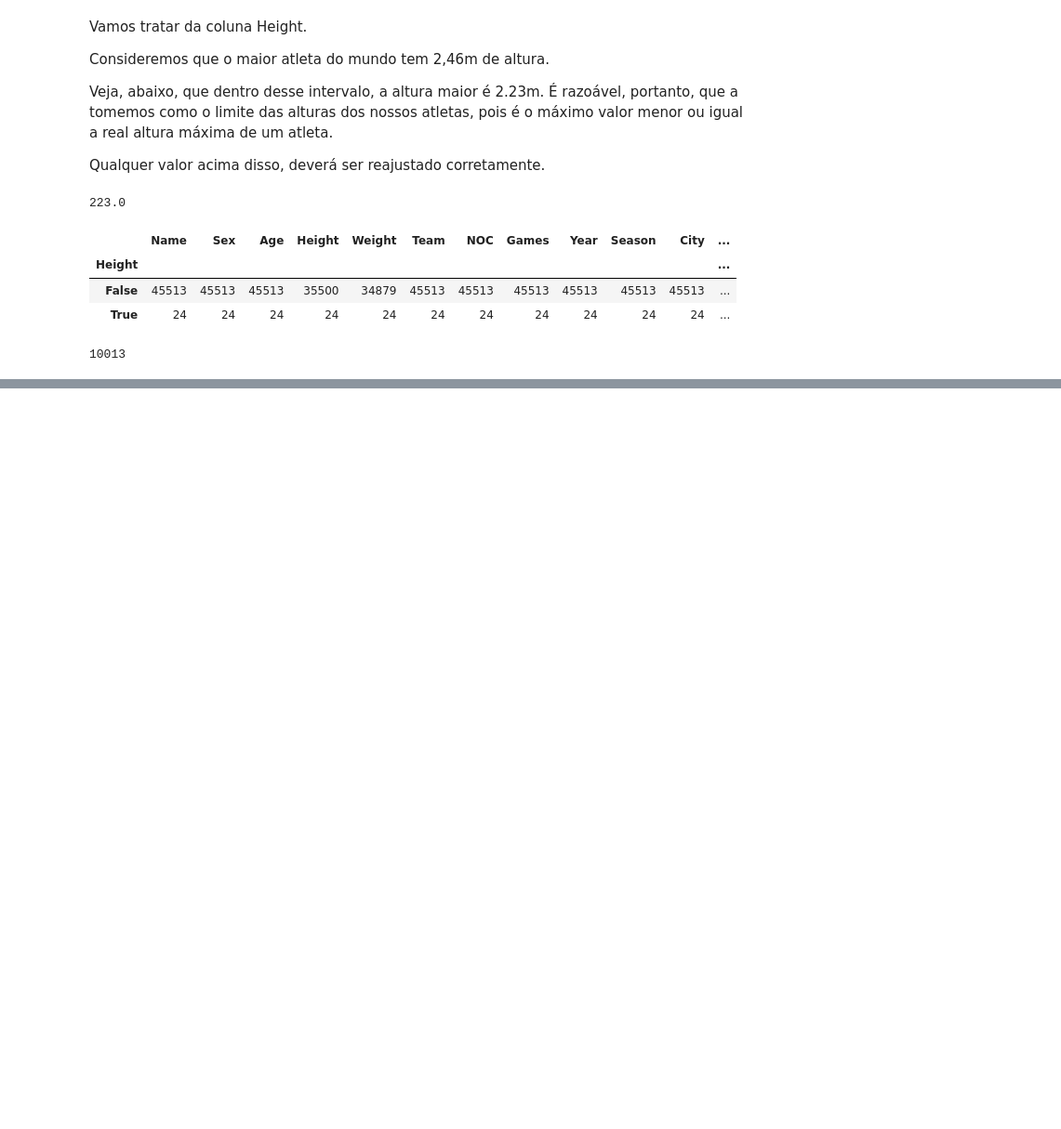
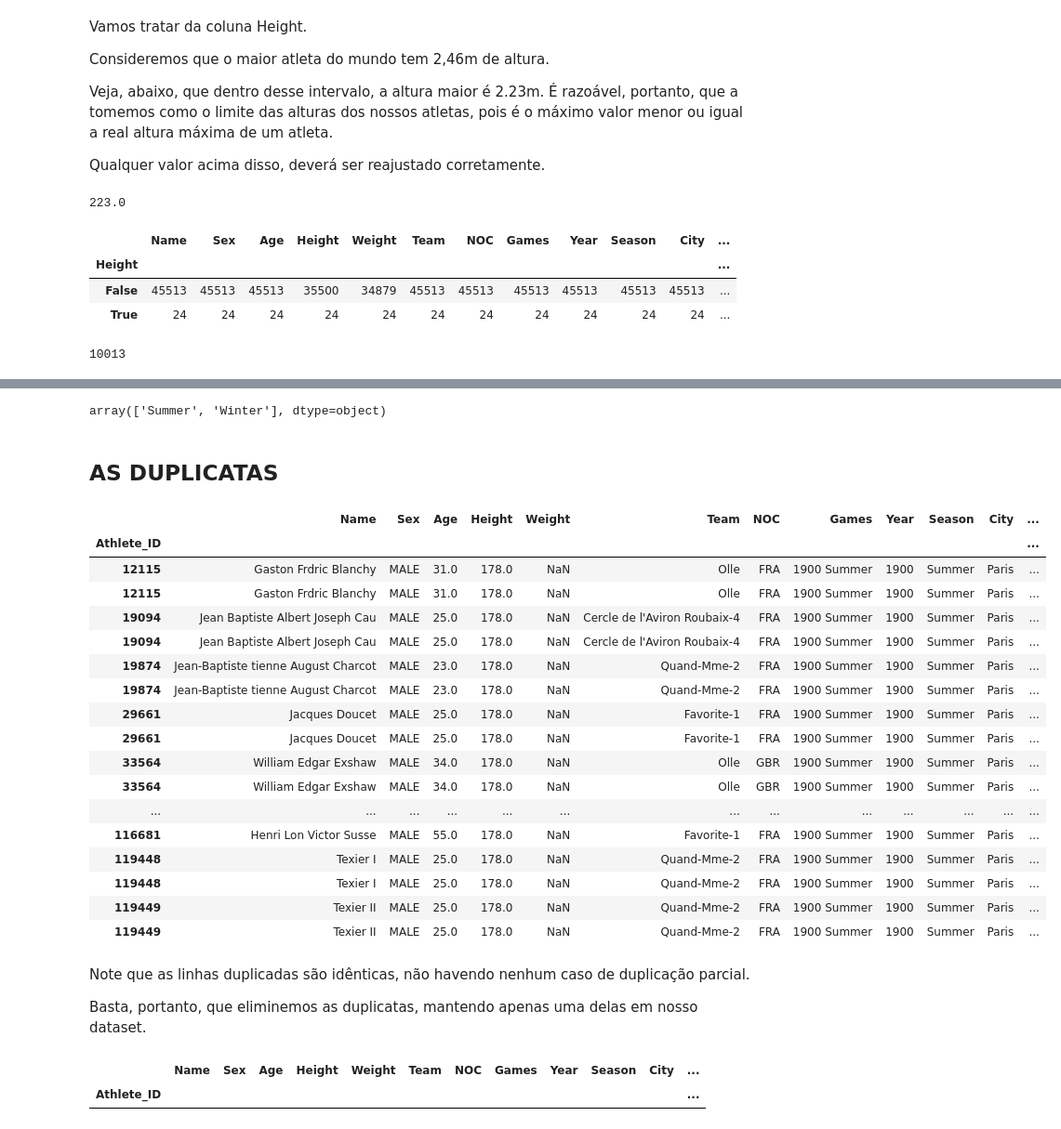
Before and after one commit to kauafillipe/Projeto-1---Turing-Academy, a Jupyter notebook: Projeto.ipynb, the cells around one changed output, grey strips where cells are left out. Shown at 93% size. Cells and saved outputs as stored; diff of their text form; code cells hidden in the pictures; blank space fills up the shorter version.

```diff
--- a/Projeto.ipynb
+++ b/Projeto.ipynb
@@ -314,0 +351,5 @@ Vamos tratar os casos nulos e excedentes das nossas alturas!
+# %%
+#Substituindo os valores nulos pela mediana
+df["Height"] = df["Height"].fillna(df["Height"].median())
+#Substituindo os valores maiores que a altura máxima pela mediana
+df.loc[df["Height"] > 246, "Height"] = df["Height"].median()
@@ -348,0 +453,8 @@ array([nan, '75.0', '85.0', '64.0', '90.0', '87.0', '49.0', 'hsuahusahu',
+# %%
+#Troca Ele nunca pela respectiva Season
+df.loc[(df["Games"].str.contains("Summer")) & (df["Season"] == "Ele nunca"), "Season"] = "Summer"
+df.loc[(df["Games"].str.contains("Winter")) & (df["Season"] == "Ele nunca"), "Season"] = "Winter"
+# %%
+#Troca Ele não pela respectiva Season
+df.loc[(df["Games"].str.contains("Summer")) & (df["Season"] == "Ele não"), "Season"] = "Summer"
+df.loc[(df["Games"].str.contains("Winter")) & (df["Season"] == "Ele não"), "Season"] = "Winter"
@@ -348,0 +501,38 @@ array([nan, '75.0', '85.0', '64.0', '90.0', '87.0', '49.0', 'hsuahusahu',
+# %%
+#Dropando os #ForaBolsonaro
+
+df = df[df["Season"] != "#ForaBolsonaro"]
+# %%
+#Conferindo o sucesso da operação anterior
+
+df["Season"].unique()
+# %% [output]
+array(['Summer', 'Winter'], dtype=object)
+# %% [markdown]
+## **AS DUPLICATAS**
+# %%
+#Checa a existência de valores duplicados
+df[df.duplicated(keep=False)]
+# %% [output]
+|  | Name | Sex | Age | Height | Weight | Team | NOC | Games | Year | Season | City | ... |
+| Athlete_ID |  |  |  |  |  |  |  |  |  |  |  | ... |
+| 12115 | Gaston Frdric Blanchy | MALE | 31.0 | 178.0 | NaN | Olle | FRA | 1900 Summer | 1900 | Summer | Paris | ... |
+| 12115 | Gaston Frdric Blanchy | MALE | 31.0 | 178.0 | NaN | Olle | FRA | 1900 Summer | 1900 | Summer | Paris | ... |
+| 19094 | Jean Baptiste Albert Joseph Cau | MALE | 25.0 | 178.0 | NaN | Cercle de l'Aviron Roubaix-4 | FRA | 1900 Summer | 1900 | Summer | Paris | ... |
+| 19094 | Jean Baptiste Albert Joseph Cau | MALE | 25.0 | 178.0 | NaN | Cercle de l'Aviron Roubaix-4 | FRA | 1900 Summer | 1900 | Summer | Paris | ... |
+| 19874 | Jean-Baptiste tienne August Charcot | MALE | 23.0 | 178.0 | NaN | Quand-Mme-2 | FRA | 1900 Summer | 1900 | Summer | Paris | ... |
+| 19874 | Jean-Baptiste tienne August Charcot | MALE | 23.0 | 178.0 | NaN | Quand-Mme-2 | FRA | 1900 Summer | 1900 | Summer | Paris | ... |
+| 29661 | Jacques Doucet | MALE | 25.0 | 178.0 | NaN | Favorite-1 | FRA | 1900 Summer | 1900 | Summer | Paris | ... |
+| 29661 | Jacques Doucet | MALE | 25.0 | 178.0 | NaN | Favorite-1 | FRA | 1900 Summer | 1900 | Summer | Paris | ... |
+| 33564 | William Edgar Exshaw | MALE | 34.0 | 178.0 | NaN | Olle | GBR | 1900 Summer | 1900 | Summer | Paris | ... |
+| 33564 | William Edgar Exshaw | MALE | 34.0 | 178.0 | NaN | Olle | GBR | 1900 Summer | 1900 | Summer | Paris | ... |
+| ... | ... | ... | ... | ... | ... | ... | ... | ... | ... | ... | ... | ... |
+| 116681 | Henri Lon Victor Susse | MALE | 55.0 | 178.0 | NaN | Favorite-1 | FRA | 1900 Summer | 1900 | Summer | Paris | ... |
+| 119448 | Texier I | MALE | 25.0 | 178.0 | NaN | Quand-Mme-2 | FRA | 1900 Summer | 1900 | Summer | Paris | ... |
+| 119448 | Texier I | MALE | 25.0 | 178.0 | NaN | Quand-Mme-2 | FRA | 1900 Summer | 1900 | Summer | Paris | ... |
+| 119449 | Texier II | MALE | 25.0 | 178.0 | NaN | Quand-Mme-2 | FRA | 1900 Summer | 1900 | Summer | Paris | ... |
+| 119449 | Texier II | MALE | 25.0 | 178.0 | NaN | Quand-Mme-2 | FRA | 1900 Summer | 1900 | Summer | Paris | ... |
+# %% [markdown]
+Note que as linhas duplicadas são idênticas, não havendo nenhum caso de duplicação parcial.
+
+Basta, portanto, que eliminemos as duplicatas, mantendo apenas uma delas em nosso dataset.
@@ -348,0 +543,7 @@ array([nan, '75.0', '85.0', '64.0', '90.0', '87.0', '49.0', 'hsuahusahu',
+# %%
+#Confere o sucesso da operação anterior
+
+df[df.duplicated(keep = False)]
+# %% [output]
+|  | Name | Sex | Age | Height | Weight | Team | NOC | Games | Year | Season | City | ... |
+| Athlete_ID |  |  |  |  |  |  |  |  |  |  |  | ... |
```
Also changed, not shown: parts of 61 cells of this notebook.
